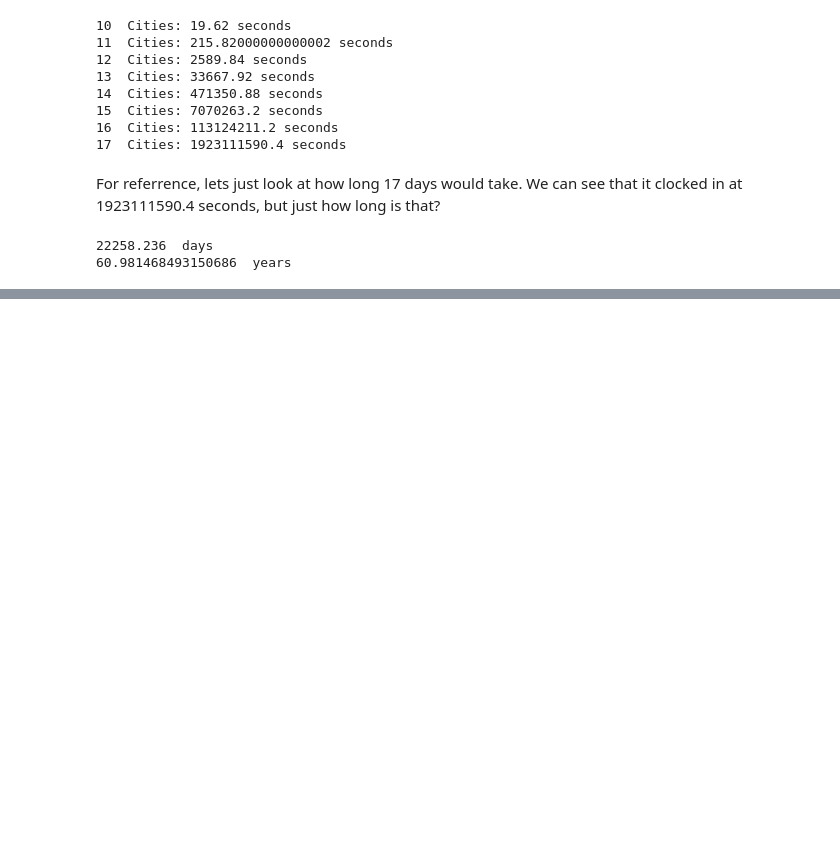
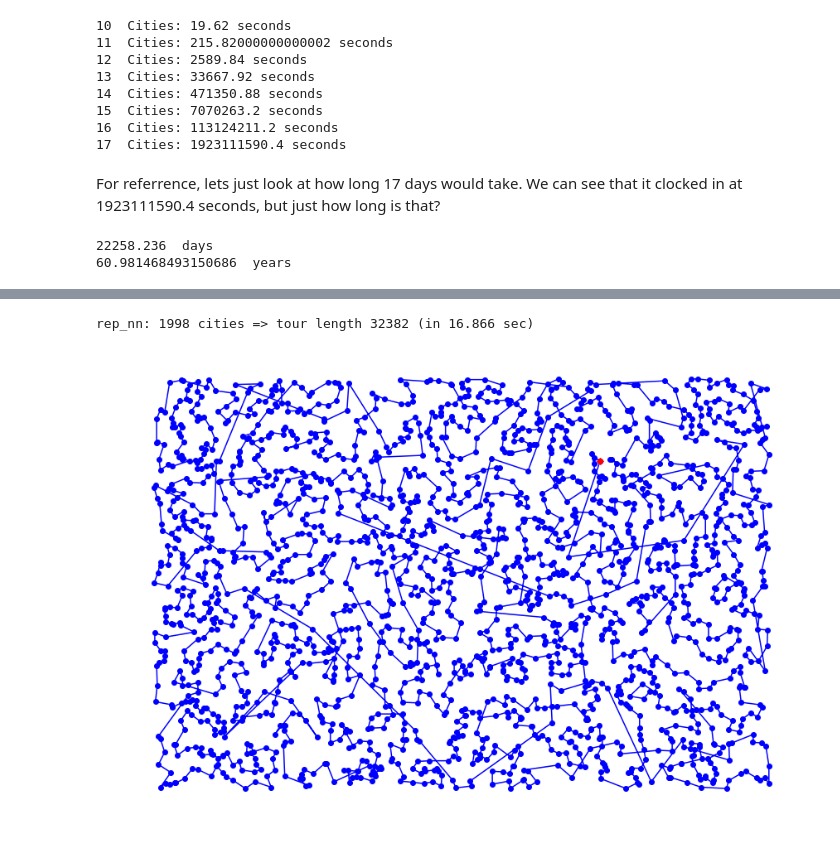
Before and after one commit to NathanielDake/cs-topics, a Jupyter notebook: Classic Problems/Traveling Salesman/Traveling Salesman Problem.ipynb, the cells around one changed output, grey strips where cells are left out. Saved outputs shown, nothing was run; the diff lists cells and outputs as text; code cells hidden in the pictures; blank space fills up the shorter version.

```diff
--- a/Classic Problems/Traveling Salesman/Traveling Salesman Problem.ipynb
+++ b/Classic Problems/Traveling Salesman/Traveling Salesman Problem.ipynb
@@ -228,0 +326,5 @@ Okay, so I think that we can agree that this method is not exactly scalable. The
+# %%
+do(rep_nn_tsp, Cities(2000))
+# %% [output]
+rep_nn: 1998 cities => tour length 32382 (in 16.866 sec)
+[figure, added]
```
Also changed, not shown: parts of 19 cells of this notebook.
